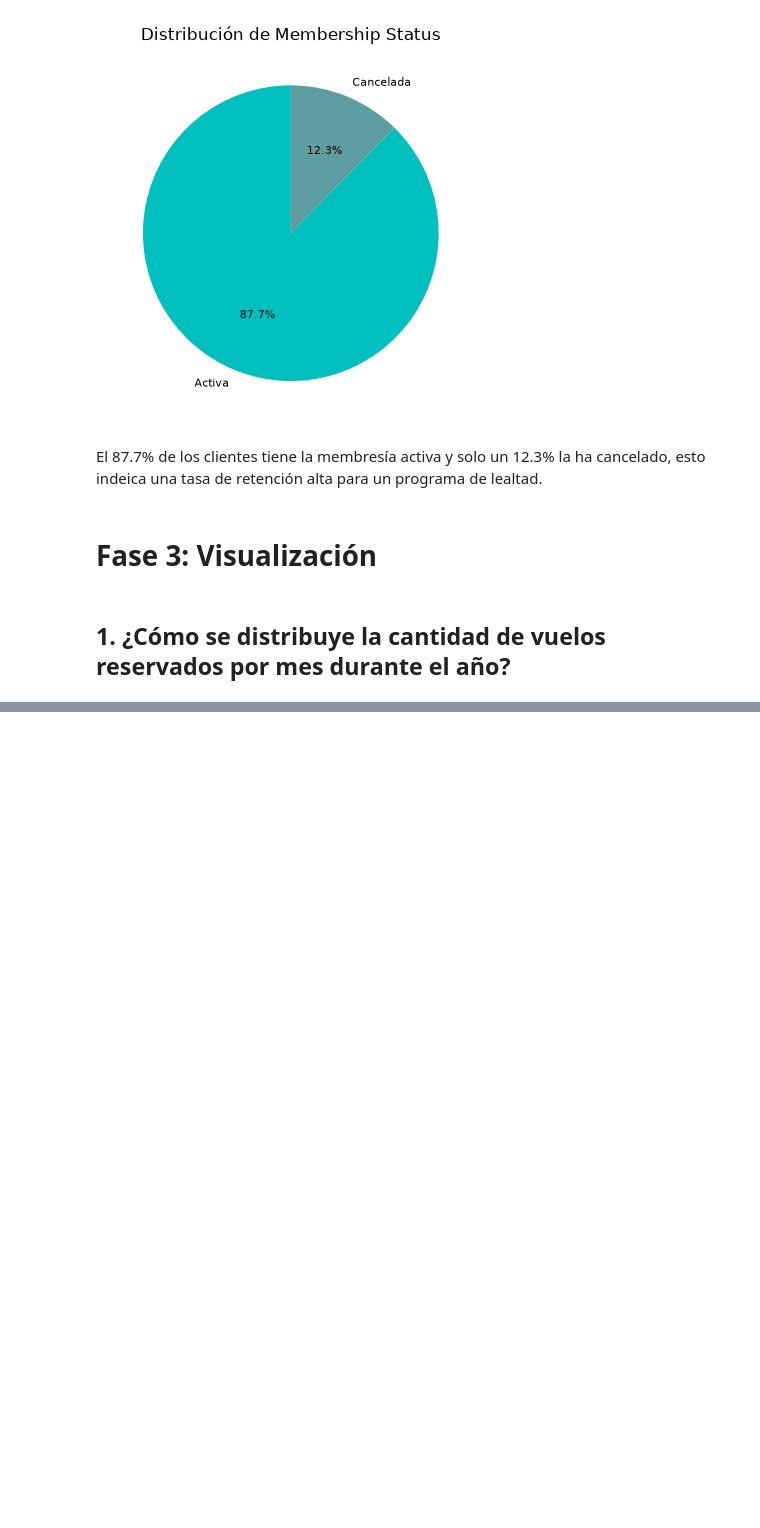
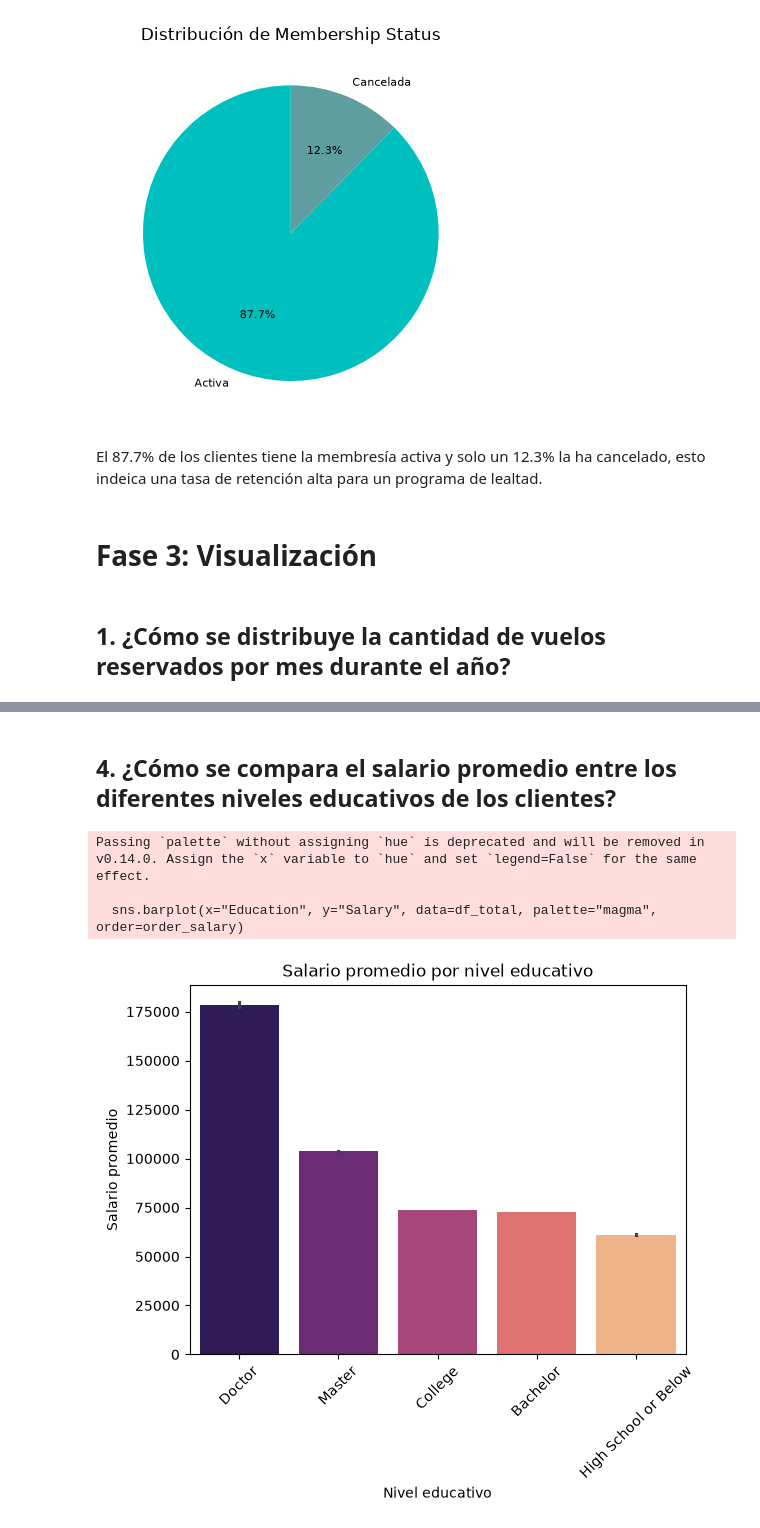
Before and after one commit to Adalab/bda-modulo-3-evaluacion-final-CristiSL, a Jupyter notebook: evaluacion-final.ipynb, the cells around one changed output, grey strips where cells are left out. Drawn from its saved outputs; the diff is of its cells as text; code cells hidden in the pictures; blank space fills up the shorter version.

```diff
--- a/evaluacion-final.ipynb
+++ b/evaluacion-final.ipynb
@@ -543,0 +613,16 @@ El 87.7% de los clientes tiene la membresía activa y solo un 12.3% la ha cancel
+# %% [markdown]
+## 4. ¿Cómo se compara el salario promedio entre los diferentes niveles educativos de los clientes?
+# %%
+order_salary = df_total.groupby("Education")["Salary"].mean().sort_values(ascending=False).index
+
+sns.barplot(x="Education", y="Salary", data=df_total, palette="magma", order=order_salary)
+plt.title("Salario promedio por nivel educativo")
+plt.xlabel("Nivel educativo")
+plt.ylabel("Salario promedio")
+plt.xticks(rotation=45)
+plt.show()
+# %% [output]
+Passing `palette` without assigning `hue` is deprecated and will be removed in v0.14.0. Assign the `x` variable to `hue` and set `legend=False` for the same effect.
+
+  sns.barplot(x="Education", y="Salary", data=df_total, palette="magma", order=order_salary)
+[figure, added]
```
Also changed, not shown: parts of 28 cells of this notebook.
